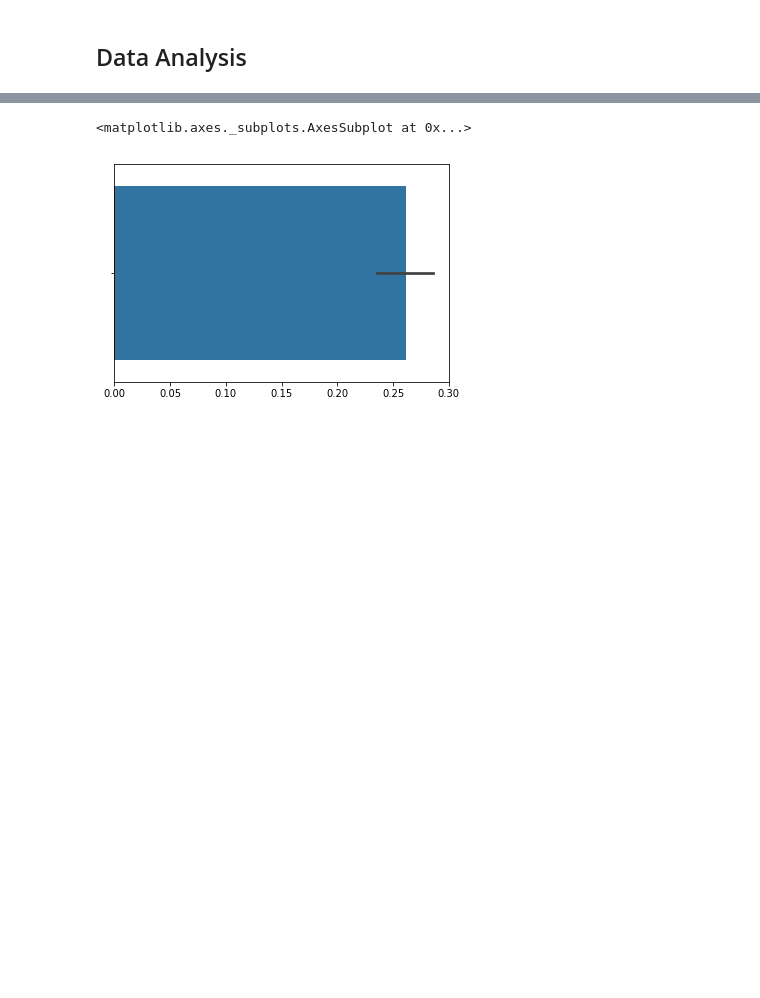
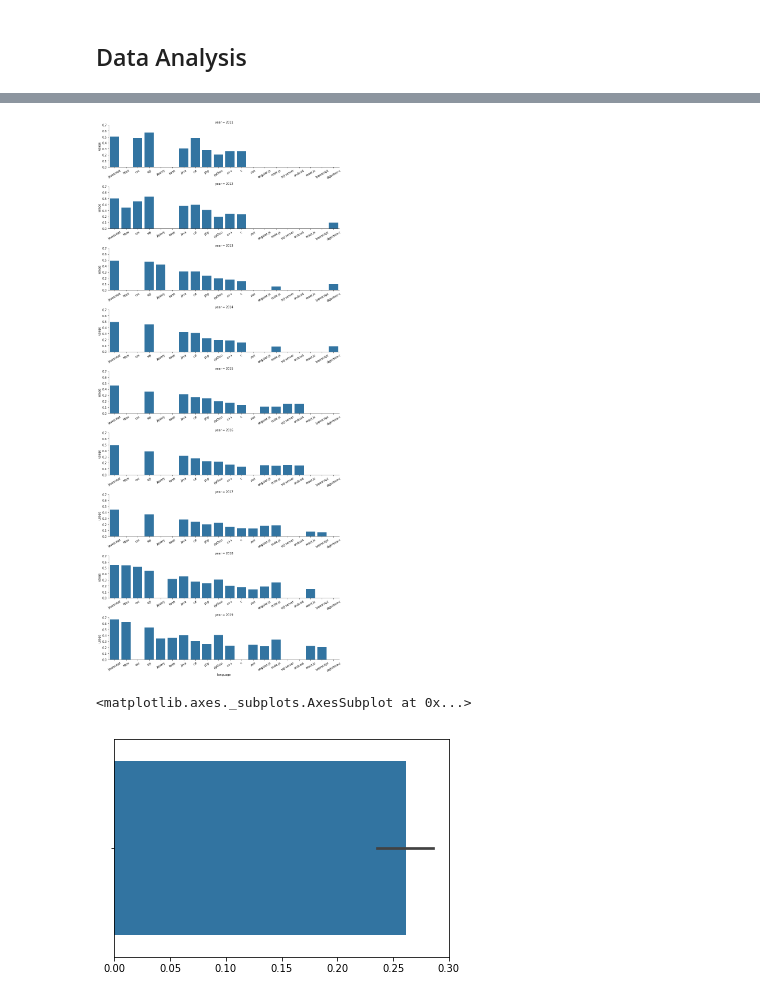
Before and after one commit to ksprashu/analyze_skillset_trends_stackoverflow, a Jupyter notebook: analyze_tech_trends.ipynb, the cells around one changed output, grey strips where cells are left out. Drawn from its saved outputs; the diff is of its cells as text; code cells hidden in the pictures; blank space fills up the shorter version.

```diff
--- a/analyze_tech_trends.ipynb
+++ b/analyze_tech_trends.ipynb
@@ -57,5 +104,3 @@ non_tech_cols = ['year', 'age', 'experience', 'salary', 'gender']
 # %%
 # look at numbers for languages on a yearly basis as a proportion of total
 # Note: total proportion will be > 1 as there are more than one responses by a single respondent
-df_tech = df.groupby('year').agg(['mean'])
-df_tech.columns = df_tech.columns.get_level_values(0)
@@ -74,3 +181,20 @@ df_tech.head()
+# %%
+# Let us now take a look at the growth of each language over the years
+g = sns.FacetGrid(df_tech_melt, row='year', height=3, aspect=4)
+g.map(sns.barplot, 'language', 'usage', order=ordered_lang, color=base_color)
+
+# get labels from the last facet
+labels = g.axes.flat[-1].get_xticklabels()
+
+# add labels to the grid
+for ax in g.axes.flat:
+    ax.tick_params(labelbottom=True)
+    ax.set_xticklabels(labels, rotation=30)
+
+plt.tight_layout();
+plt.show();
+# %% [output]
+[figure, added]
 # %%
 sns.barplot(data=df_tech, x=df_tech.columns)
 # %% [output]
```
Also changed, not shown: parts of 18 cells of this notebook, 2 other files.
